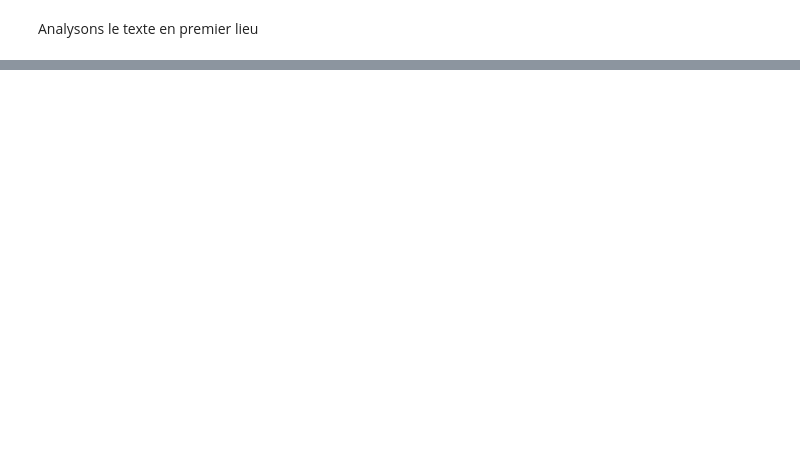
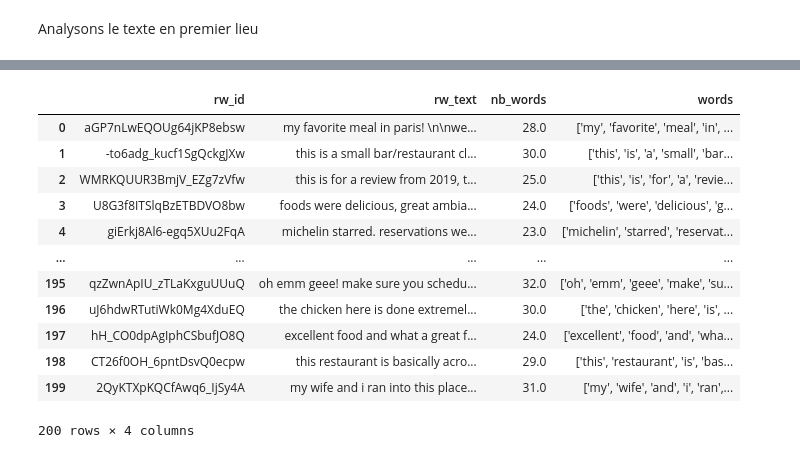
Before and after one commit to AurelieAAN/OP_Project6, a Jupyter notebook: P6_02_notebook.ipynb, the cells around one changed output, grey strips where cells are left out. Drawn from its saved outputs; the diff is of its cells as text; code cells hidden in the pictures; blank space fills up the shorter version.

```diff
--- a/P6_02_notebook.ipynb
+++ b/P6_02_notebook.ipynb
@@ -131,0 +148,6 @@ On scinde notre fichier en deux afin de traiter le texte et les photos séparém
+# %%
+df = pd.concat([df.drop(['reviews'], axis=1),
+    df['reviews'].apply(pd.Series)[0].apply(pd.Series)]
+    , axis=1)
+df.columns = ['id', 'name', 'photos', 'rw_id', 'rw_text',
+          'rw_rating']
@@ -131,0 +156,2 @@ On scinde notre fichier en deux afin de traiter le texte et les photos séparém
+# %%
+reviews = df[["rw_id", "rw_text"]].copy()
@@ -149,0 +162,6 @@ print(result.text)
+# %%
+from collections import defaultdict
+
+tokenizer = nltk.RegexpTokenizer(r'\w+')
+tokenizer.tokenize("This is a small bar/restaurant closed to Cathédrale Notre Dame. I always come here for lunch or dinner if I am close by. The hostess is very friendly. The...")
+tokenizer = nltk.RegexpTokenizer(r'\w+')
@@ -149,0 +186,23 @@ print(result.text)
+# %%
+reviews["rw_text"] = reviews["rw_text"].str.lower()
+for index, element in reviews.iterrows():
+    tokenizer = nltk.RegexpTokenizer(r'\w+')
+    tokens = tokenizer.tokenize(element["rw_text"])
+    reviews.loc[index, "nb_words"] = len(tokens)
+    reviews.loc[index, "words"] = str(tokens)
+# %%
+reviews
+# %% [output]
+|  | rw_id | rw_text | nb_words | words |
+| 0 | aGP7nLwEQOUg64jKP8ebsw | my favorite meal in paris! \n\nwe... | 28.0 | ['my', 'favorite', 'meal', 'in', ... |
+| 1 | -to6adg_kucf1SgQckgJXw | this is a small bar/restaurant cl... | 30.0 | ['this', 'is', 'a', 'small', 'bar... |
+| 2 | WMRKQUUR3BmjV_EZg7zVfw | this is for a review from 2019, t... | 25.0 | ['this', 'is', 'for', 'a', 'revie... |
+| 3 | U8G3f8ITSlqBzETBDVO8bw | foods were delicious, great ambia... | 24.0 | ['foods', 'were', 'delicious', 'g... |
+| 4 | giErkj8Al6-egq5XUu2FqA | michelin starred. reservations we... | 23.0 | ['michelin', 'starred', 'reservat... |
+| ... | ... | ... | ... | ... |
+| 195 | qzZwnApIU_zTLaKxguUUuQ | oh emm geee! make sure you schedu... | 32.0 | ['oh', 'emm', 'geee', 'make', 'su... |
+| 196 | uJ6hdwRTutiWk0Mg4XduEQ | the chicken here is done extremel... | 30.0 | ['the', 'chicken', 'here', 'is', ... |
+| 197 | hH_CO0dpAgIphCSbufJO8Q | excellent food and what a great f... | 24.0 | ['excellent', 'food', 'and', 'wha... |
+| 198 | CT26f0OH_6pntDsvQ0ecpw | this restaurant is basically acro... | 29.0 | ['this', 'restaurant', 'is', 'bas... |
+| 199 | 2QyKTXpKQCfAwq6_IjSy4A | my wife and i ran into this place... | 31.0 | ['my', 'wife', 'and', 'i', 'ran',... |
+200 rows × 4 columns
```
Also changed, not shown: parts of 36 cells of this notebook.
